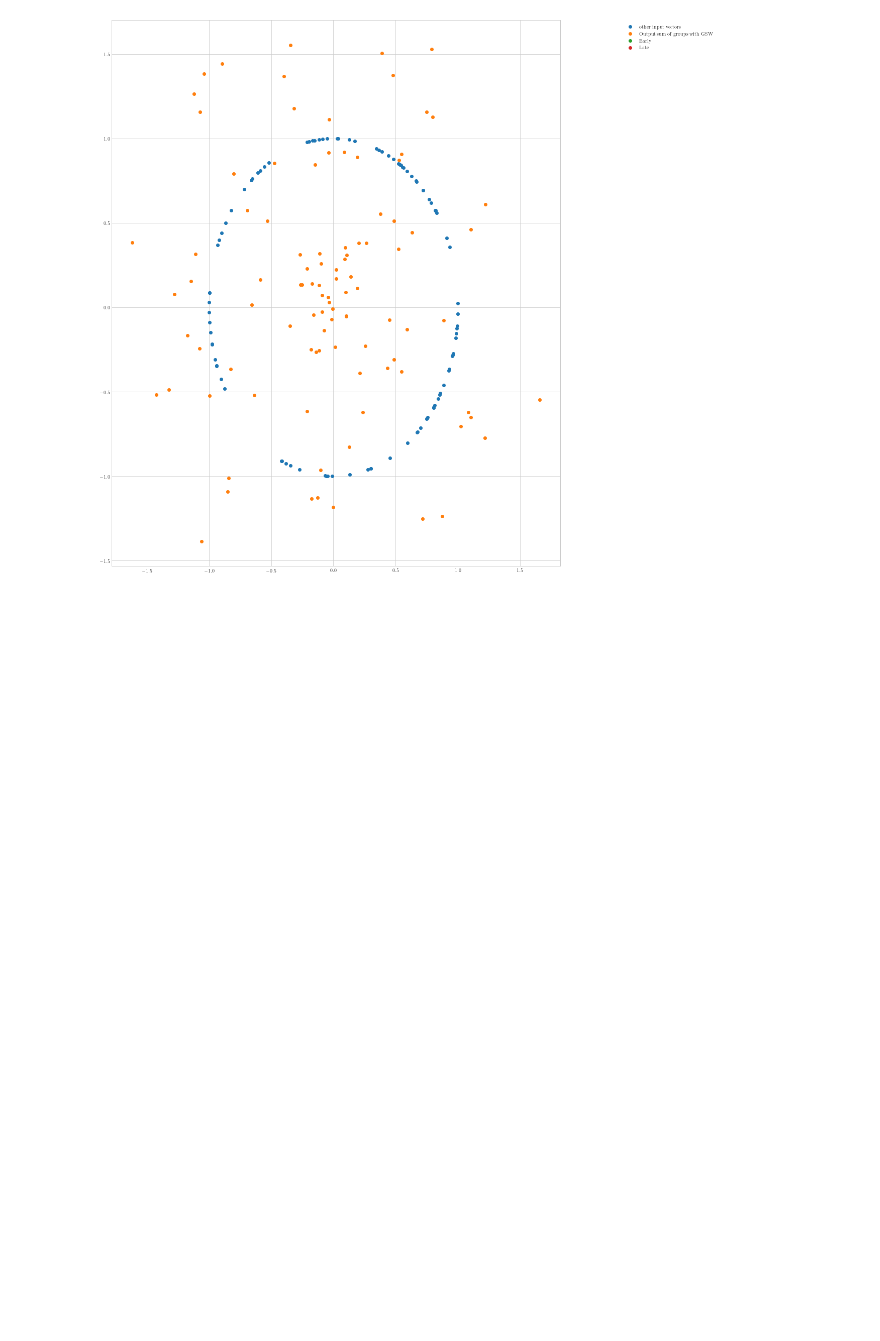
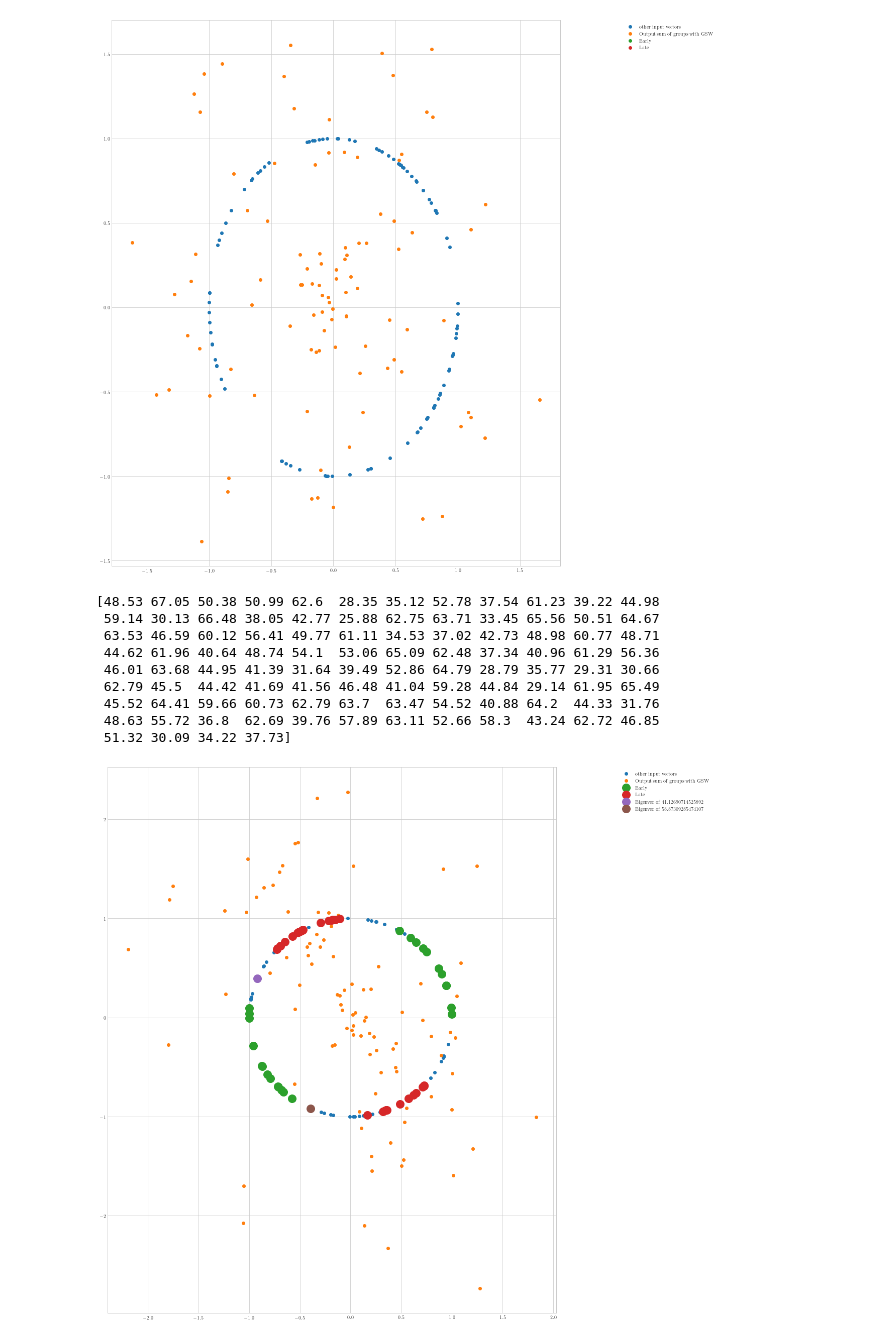
Before and after one commit to gbossy/GSWalk, a Jupyter notebook: Untitled1.ipynb, the cells around one changed output. Drawn from its saved outputs; the diff is of its cells as text; code cells hidden in the pictures; blank space fills up the shorter version.

```diff
--- a/Untitled1.ipynb
+++ b/Untitled1.ipynb
@@ -633,3 +633,52 @@ plt.legend(bbox_to_anchor=(1.35, 1))
  51.21 49.75 56.29 47.45]
 <matplotlib.legend.Legend at 0x...>
 [figure]
+# %%
+#No hole but looking at eigenvectors now:
+#Trying to see what's colored early in 2 dimension
+def run_experiment(n=100, det=False):
+    #v=sample_from_sphere(n,d=2)
+    v=sample_from_ball(n,d=2)
+    for i in range(len(v)):
+        v[i]=normalize(v[i])
+    #print(f'v:{v}')
+    plt.plot([e[0] for e in v],[e[1] for e in v],'o',label='other input vectors')
+    B=np.transpose(np.vstack(tuple([e for e in v])))
+    gsw_xs=[]
+    when_colored=[]
+    for i in range(n):
+        #print(i)
+        x,order=gram_schmidt_walk(v,np.zeros(n),plot=False,order=True,debug=False,no_matrix_mult=False,mode='max_coloring',pivot=i,smallest_delta=det)
+        gsw_xs.append(x)
+        switched_list=[(i,order[i]) for i in range(len(order))]
+        switched_list.sort(key=lambda x:x[1])
+        when_col=np.array([x[0] for x in switched_list])
+        when_colored.append(when_col)
+    plt.plot([np.matmul(B,x)[0] for x in gsw_xs],[np.matmul(B,x)[1] for x in gsw_xs],'o',label='Output sum of groups with GSW')
+    ACT=average(when_colored)
+    print(ACT)
+    early_vs=[v[i] for i in range(len(v)) if ACT[i]<0.4*n]
+    plt.plot([vec[0] for vec in early_vs],[vec[1] for vec in early_vs],'o',label=f'Early',markersize=16)
+    late_vs=[v[i] for i in range(len(v)) if ACT[i]>0.6*n]
+    plt.plot([vec[0] for vec in late_vs],[vec[1] for vec in late_vs],'o',label=f'Late',markersize=16)
+    mat=sum([np.matmul(v[i].reshape((len(v[0]),1)),v[i].reshape((1,len(v[0])))) for i in range(len(v))])
+    eig,v=np.linalg.eig(mat)
+    #i=np.argmax(eig)
+    for i in range(2):
+        plt.plot(v[i][0],v[i][1],'o',label=f'Eigenvec of {eig[i]}',markersize=16)
+    plt.legend()
+    plt.legend(bbox_to_anchor=(1.35, 1))
+    plt.show()
+# %%
+run_experiment()
+# %% [output]
+[48.53 67.05 50.38 50.99 62.6  28.35 35.12 52.78 37.54 61.23 39.22 44.98
+ 59.14 30.13 66.48 38.05 42.77 25.88 62.75 63.71 33.45 65.56 50.51 64.67
+ 63.53 46.59 60.12 56.41 49.77 61.11 34.53 37.02 42.73 48.98 60.77 48.71
+ 44.62 61.96 40.64 48.74 54.1  53.06 65.09 62.48 37.34 40.96 61.29 56.36
+ 46.01 63.68 44.95 41.39 31.64 39.49 52.86 64.79 28.79 35.77 29.31 30.66
+ 62.79 45.5  44.42 41.69 41.56 46.48 41.04 59.28 44.84 29.14 61.95 65.49
+ 45.52 64.41 59.66 60.73 62.79 63.7  63.47 54.52 40.88 64.2  44.33 31.76
+ 48.63 55.72 36.8  62.69 39.76 57.89 63.11 52.66 58.3  43.24 62.72 46.85
+ 51.32 30.09 34.22 37.73]
+[figure, added]
```
Also changed, not shown: parts of 19 cells of this notebook, 7 other files.
